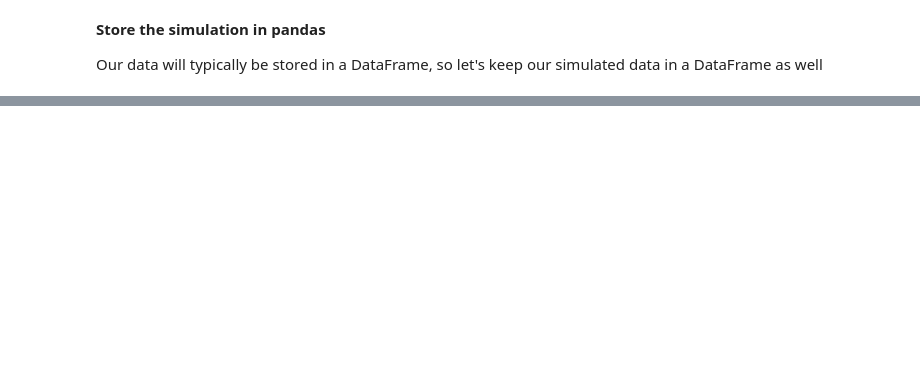
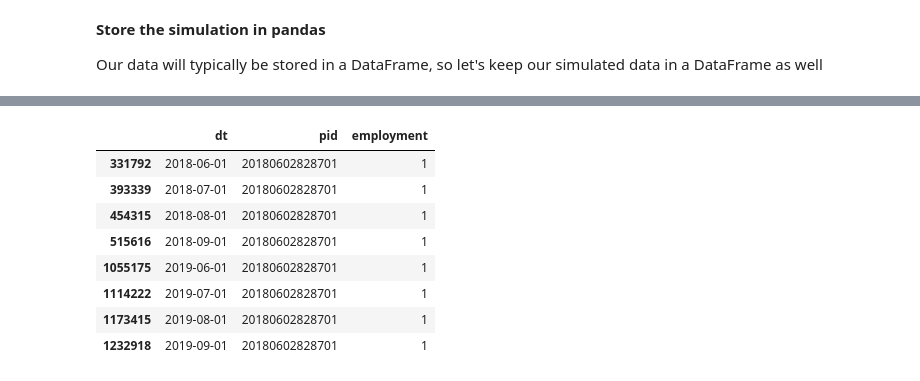
Before and after one commit to ComputationalSocialScience/PHBS20-21, a Jupyter notebook: Fall2020/L12_unemployment_lake/v1_employment_model.ipynb, the cells around one changed output, grey strips where cells are left out. Cells and saved outputs as stored; diff of their text form; code cells hidden in the pictures; blank space fills up the shorter version.

```diff
--- a/Fall2020/L12_unemployment_lake/v1_employment_model.ipynb
+++ b/Fall2020/L12_unemployment_lake/v1_employment_model.ipynb
@@ -640,0 +714,12 @@ eu_ue_df.head()
+# %%
+cps_data.query("pid == 20180602828701")
+# %% [output]
+|  | dt | pid | employment |
+| 331792 | 2018-06-01 | 20180602828701 | 1 |
+| 393339 | 2018-07-01 | 20180602828701 | 1 |
+| 454315 | 2018-08-01 | 20180602828701 | 1 |
+| 515616 | 2018-09-01 | 20180602828701 | 1 |
+| 1055175 | 2019-06-01 | 20180602828701 | 1 |
+| 1114222 | 2019-07-01 | 20180602828701 | 1 |
+| 1173415 | 2019-08-01 | 20180602828701 | 1 |
+| 1232918 | 2019-09-01 | 20180602828701 | 1 |
```
Also changed, not shown: parts of 58 cells of this notebook, 1 other file.
